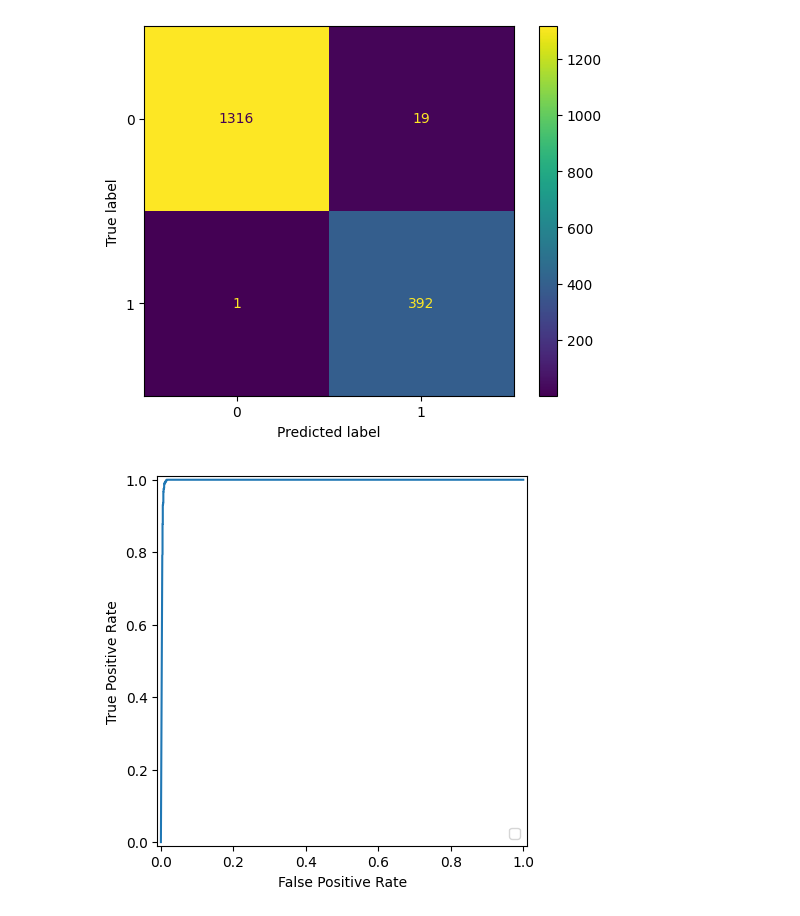
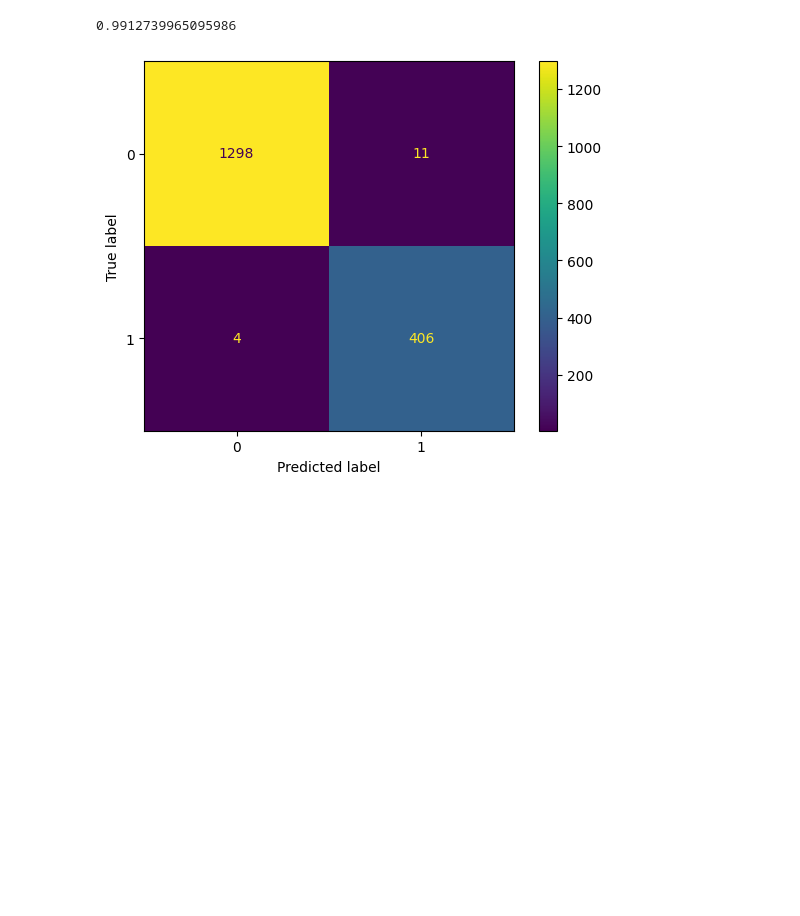
Before and after one commit to Wkuzmicz00/naive-bayes-classifier, a Jupyter notebook: notebooks/multinomial-naive-bayes.ipynb, the cells around one changed output. Cells and saved outputs as stored; diff of their text form; code cells hidden in the pictures; blank space fills up the shorter version.

```diff
--- a/notebooks/multinomial-naive-bayes.ipynb
+++ b/notebooks/multinomial-naive-bayes.ipynb
@@ -7,38 +7,31 @@ from sklearn.model_selection import train_test_split
 from sklearn.naive_bayes import MultinomialNB
 
 
-from sklearn.metrics import ConfusionMatrixDisplay, confusion_matrix
-from sklearn.metrics import RocCurveDisplay, roc_curve
+from sklearn.metrics import ConfusionMatrixDisplay, confusion_matrix, accuracy_score
 
 
-with open('X.pkl', 'rb') as file:
+with open('../data/X.pkl', 'rb') as file:
     X = pickle.load(file)
 
-with open('Y.pkl', 'rb') as file:
+with open('../data/Y.pkl', 'rb') as file:
     y = pickle.load(file)
 
+train_length = int((7 * X.shape[0])/10)
 
-X_train, X_test = X[:4000], X[4000:]
-y_train, y_test = y[:4000], y[4000:]
-
-
-classificator = MultinomialNB()
-
-classificator.fit(X_train, y_train)
-
-predict = classificator.predict(X_test)
-
-# accuracy_score(y_test, predict)
-
-
-cm = confusion_matrix(y_test, predict)
-cm_display = ConfusionMatrixDisplay(cm).plot()
-
-
-
-y_prob = classificator.predict_proba(X_test)[:, 1]
-fpr, tpr, _ = roc_curve(y_test, y_prob)
-roc_display = RocCurveDisplay(fpr=fpr, tpr=tpr).plot()
+X_train, X_test = X[:train_length], X[train_length:]
+y_train, y_test = y[:train_length], y[train_length:]
-# %% [output]
-[figure, removed]
-[figure, removed]
+# %%
+classificator = MultinomialNB()
+
+classificator.fit(X_train, y_train)
+
+predict = classificator.predict(X_test)
+
+cm = confusion_matrix(y_test, predict)
+cm_display = ConfusionMatrixDisplay(cm).plot()
+
+
+accuracy_score(y_test, predict)
+# %% [output]
+0.9912739965095986
+[figure, added]
```
Also changed, not shown: 8 other files.
